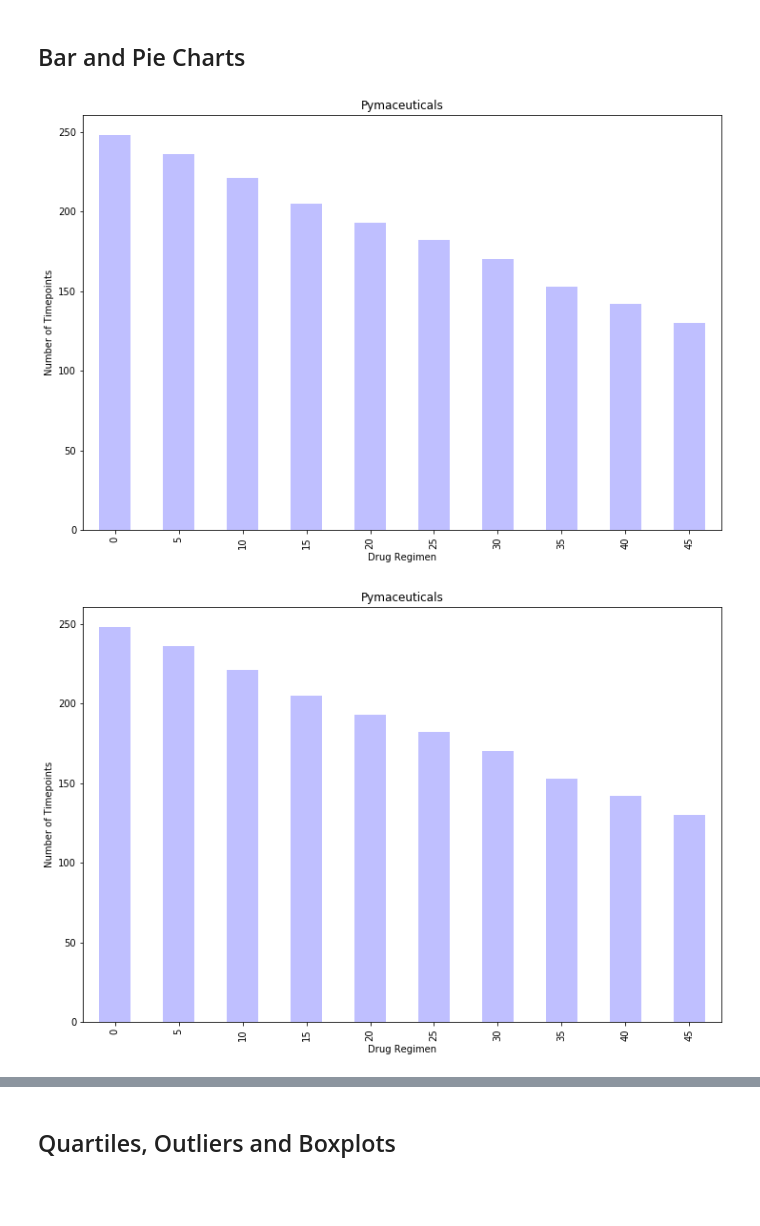
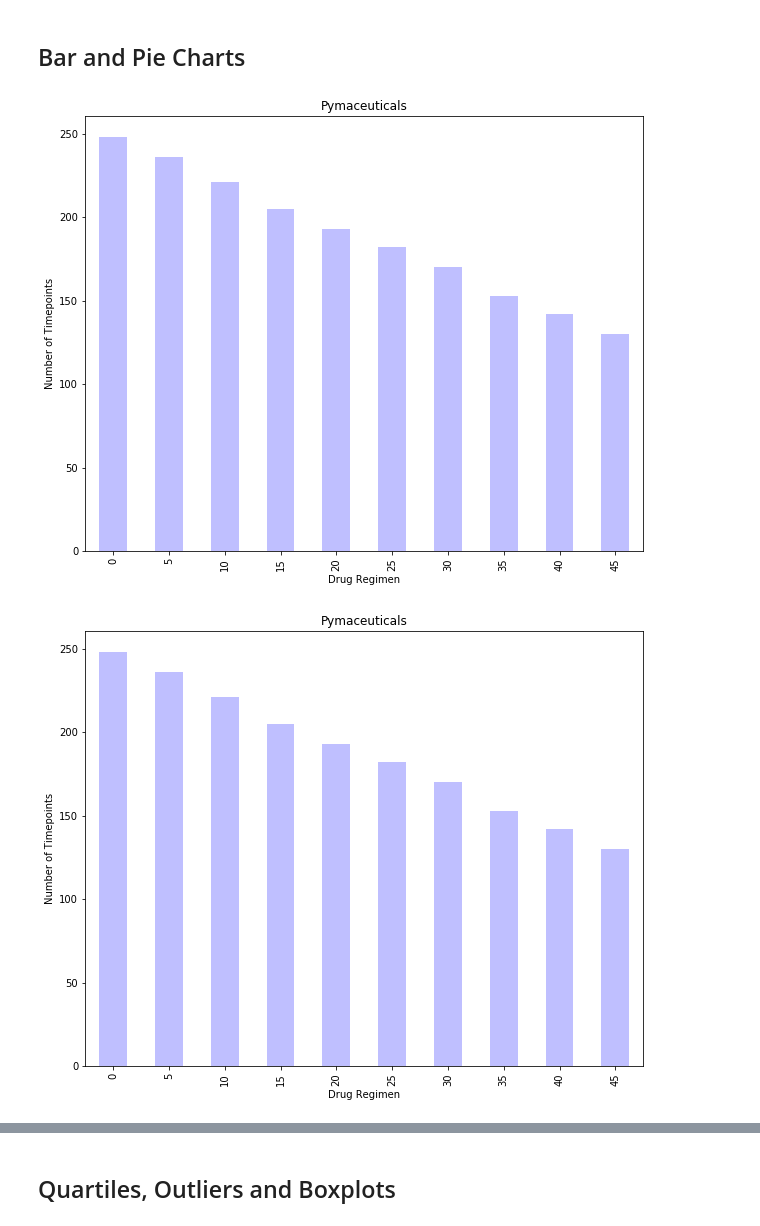
Before and after one commit to michelleherman13/matplotlib-challenge, a Jupyter notebook: Pymaceuticals/Pymaceuticals.ipynb, the cells around one changed output, grey strips where cells are left out. Drawn from its saved outputs; the diff is of its cells as text; code cells hidden in the pictures; blank space fills up the shorter version.

```diff
--- a/Pymaceuticals/Pymaceuticals.ipynb
+++ b/Pymaceuticals/Pymaceuticals.ipynb
@@ -131,17 +131,17 @@ tumor_reg2
 # %%
 # Generate a bar plot showing the total number of timepoints for all mice tested for each drug regimen using Pandas.
 
 pd_mice =  mice_study.groupby(["Timepoint"])["Drug Regimen"].count()
-pd_mice.plot.bar(figsize = (12,8), facecolor = "blue", alpha=0.25)
+pd_mice.plot.bar(figsize = (10,8), facecolor = "blue", alpha=0.25)
 
 
 plt.title("Pymaceuticals")
 plt.ylabel("Number of Timepoints")
 plt.xlabel("Drug Regimen")
 
 plt.show()
 # %% [output]
-[figure, old version]
+[figure, new version]
 # %%
 # Generate a bar plot showing the total number of timepoints for all mice tested for each drug regimen using pyplot.
 
@@ -149,7 +149,7 @@ plt.show()
 timepoint_bar = mice_study.groupby(["Timepoint"])["Drug Regimen"].count()
 
 
-plt.figure(figsize=(12,8))
+plt.figure(figsize=(10,8))
 x_axis = np.arange(len(mice_study))
 tick_locations = [value+0.4 for value in x_axis]
 
@@ -171,7 +171,7 @@ plt.xlabel("Drug Regimen")
 
 plt.show()
 # %% [output]
-[figure, old version]
+[figure, new version]
 # %%
 # Generate a pie plot showing the distribution of female versus male mice using Pandas
 
```
Also changed, not shown: parts of 5 cells of this notebook.
